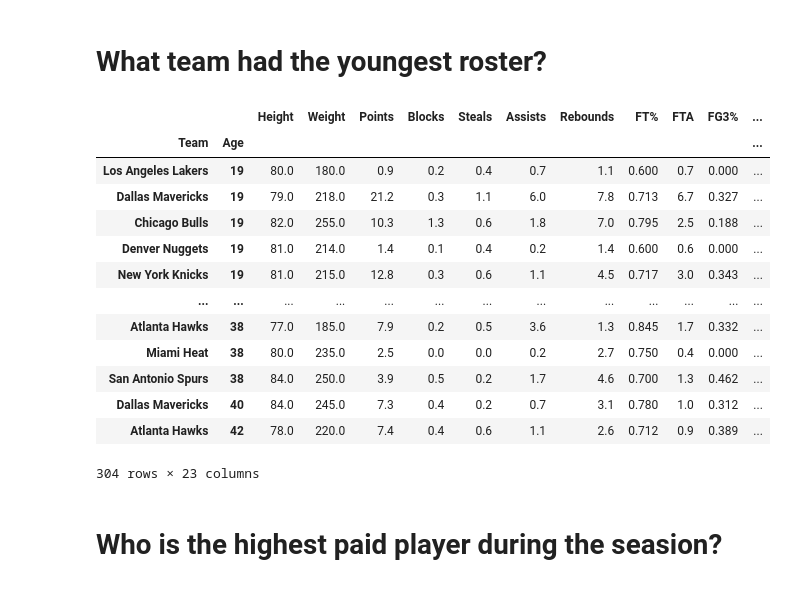
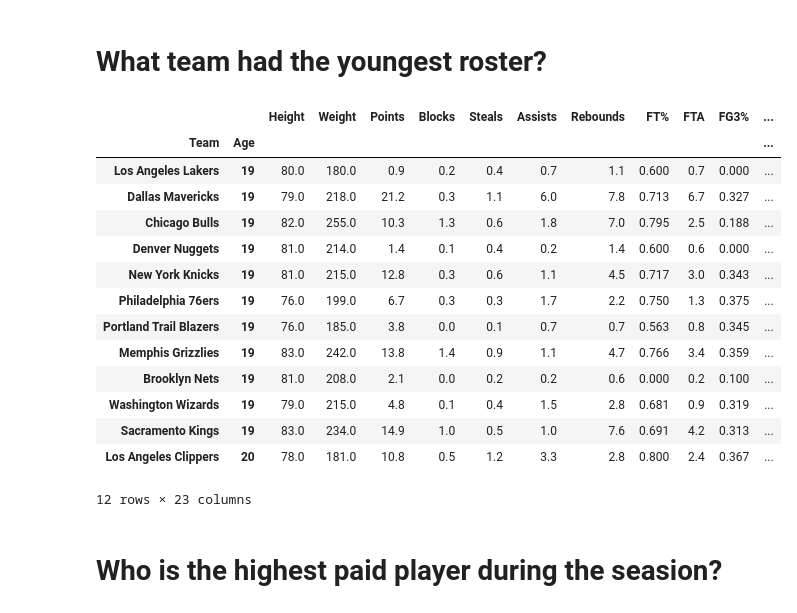
Before and after one commit to Jordan-Floyd/Week-8-HW, a Jupyter notebook: day-4/NBA Regular Season 2018-19 Data Challenge.ipynb, the cells around one changed output. Cells and saved outputs as stored; diff of their text form; code cells hidden in the pictures.

```diff
--- a/day-4/NBA Regular Season 2018-19 Data Challenge.ipynb
+++ b/day-4/NBA Regular Season 2018-19 Data Challenge.ipynb
@@ -136,23 +134,24 @@ clutchy
 # What team had the youngest roster?
 # %%
 youngTeam = stats.groupby(['Team','Age']).mean().sort_values('Age', ascending = True)
-youngTeam
+youngTeam.head(12)
 
 ## ANSWER -- Lakers, average age 19(insane if true and answer is right )
 # %% [output]
 |  |  | Height | Weight | Points | Blocks | Steals | Assists | Rebounds | FT% | FTA | FG3% | ... |
 | Team | Age |  |  |  |  |  |  |  |  |  |  | ... |
 | Los Angeles Lakers | 19 | 80.0 | 180.0 | 0.9 | 0.2 | 0.4 | 0.7 | 1.1 | 0.600 | 0.7 | 0.000 | ... |
 | Dallas Mavericks | 19 | 79.0 | 218.0 | 21.2 | 0.3 | 1.1 | 6.0 | 7.8 | 0.713 | 6.7 | 0.327 | ... |
 | Chicago Bulls | 19 | 82.0 | 255.0 | 10.3 | 1.3 | 0.6 | 1.8 | 7.0 | 0.795 | 2.5 | 0.188 | ... |
 | Denver Nuggets | 19 | 81.0 | 214.0 | 1.4 | 0.1 | 0.4 | 0.2 | 1.4 | 0.600 | 0.6 | 0.000 | ... |
 | New York Knicks | 19 | 81.0 | 215.0 | 12.8 | 0.3 | 0.6 | 1.1 | 4.5 | 0.717 | 3.0 | 0.343 | ... |
-| ... | ... | ... | ... | ... | ... | ... | ... | ... | ... | ... | ... | ... |
-| Atlanta Hawks | 38 | 77.0 | 185.0 | 7.9 | 0.2 | 0.5 | 3.6 | 1.3 | 0.845 | 1.7 | 0.332 | ... |
-| Miami Heat | 38 | 80.0 | 235.0 | 2.5 | 0.0 | 0.0 | 0.2 | 2.7 | 0.750 | 0.4 | 0.000 | ... |
-| San Antonio Spurs | 38 | 84.0 | 250.0 | 3.9 | 0.5 | 0.2 | 1.7 | 4.6 | 0.700 | 1.3 | 0.462 | ... |
-| Dallas Mavericks | 40 | 84.0 | 245.0 | 7.3 | 0.4 | 0.2 | 0.7 | 3.1 | 0.780 | 1.0 | 0.312 | ... |
-| Atlanta Hawks | 42 | 78.0 | 220.0 | 7.4 | 0.4 | 0.6 | 1.1 | 2.6 | 0.712 | 0.9 | 0.389 | ... |
+| Philadelphia 76ers | 19 | 76.0 | 199.0 | 6.7 | 0.3 | 0.3 | 1.7 | 2.2 | 0.750 | 1.3 | 0.375 | ... |
+| Portland Trail Blazers | 19 | 76.0 | 185.0 | 3.8 | 0.0 | 0.1 | 0.7 | 0.7 | 0.563 | 0.8 | 0.345 | ... |
+| Memphis Grizzlies | 19 | 83.0 | 242.0 | 13.8 | 1.4 | 0.9 | 1.1 | 4.7 | 0.766 | 3.4 | 0.359 | ... |
+| Brooklyn Nets | 19 | 81.0 | 208.0 | 2.1 | 0.0 | 0.2 | 0.2 | 0.6 | 0.000 | 0.2 | 0.100 | ... |
+| Washington Wizards | 19 | 79.0 | 215.0 | 4.8 | 0.1 | 0.4 | 1.5 | 2.8 | 0.681 | 0.9 | 0.319 | ... |
+| Sacramento Kings | 19 | 83.0 | 234.0 | 14.9 | 1.0 | 0.5 | 1.0 | 7.6 | 0.691 | 4.2 | 0.313 | ... |
+| Los Angeles Clippers | 20 | 78.0 | 181.0 | 10.8 | 0.5 | 1.2 | 3.3 | 2.8 | 0.800 | 2.4 | 0.367 | ... |
-304 rows × 23 columns
+12 rows × 23 columns
 # %% [markdown]
 # Who is the highest paid player during the seasion?
```
Also changed, not shown: parts of 5 cells of this notebook, 3 other files.
